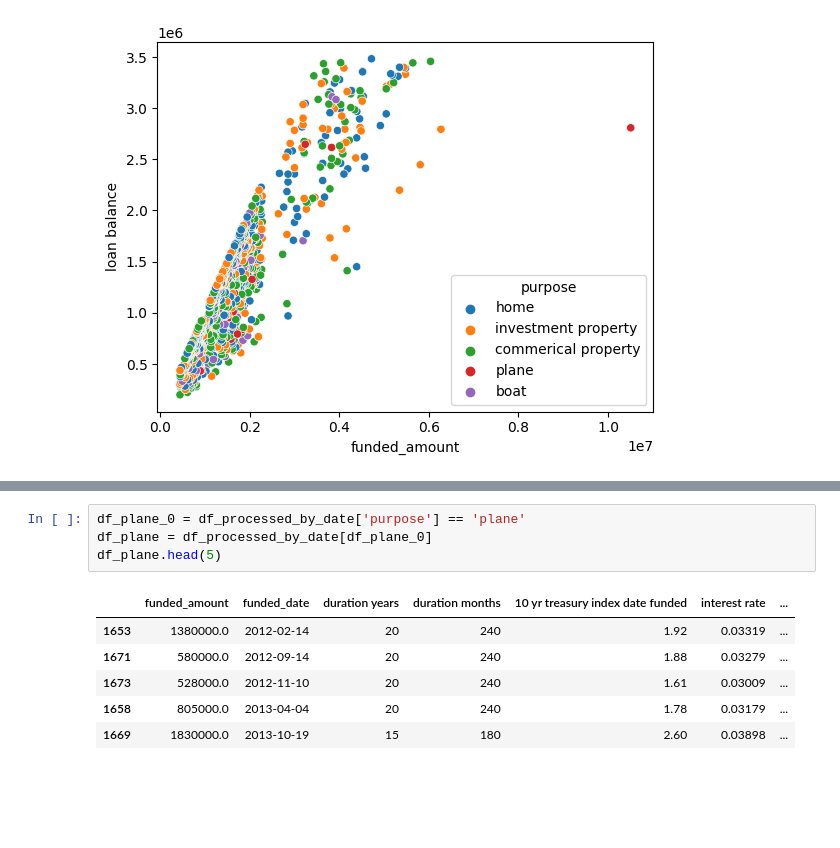
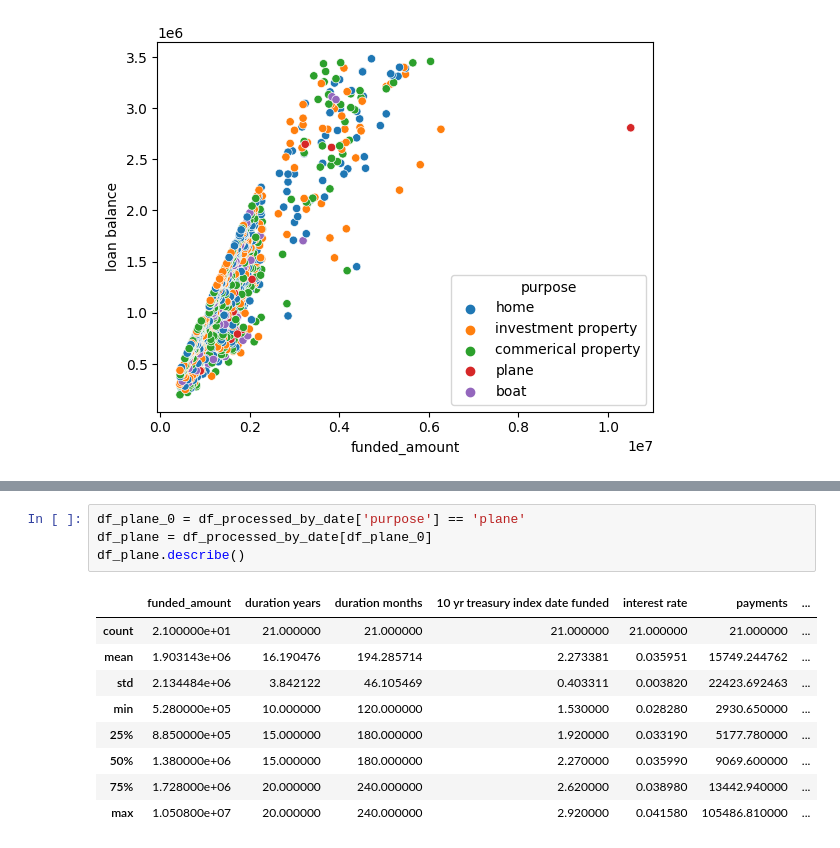
Before and after one commit to DurangoFon/DurangoFon-Luxury_loan_NY_repository, a Jupyter notebook: 04_luxury_loan_amount(purpose).ipynb, the cells around one changed output, grey strips where cells are left out. Saved outputs shown, nothing was run; the diff lists cells and outputs as text; blank space fills up the shorter version.

```diff
--- a/04_luxury_loan_amount(purpose).ipynb
+++ b/04_luxury_loan_amount(purpose).ipynb
@@ -101,11 +229,14 @@ sns.scatterplot(data = df_processed_by_date, x = 'funded_amount', y= 'loan balan
 # %%
 df_plane_0 = df_processed_by_date['purpose'] == 'plane'
 df_plane = df_processed_by_date[df_plane_0]
-df_plane.head(5)
+df_plane.describe()
 # %% [output]
-|  | funded_amount | funded_date | duration years | duration months | 10 yr treasury index date funded | interest rate | ... |
-| 1653 | 1380000.0 | 2012-02-14 | 20 | 240 | 1.92 | 0.03319 | ... |
-| 1671 | 580000.0 | 2012-09-14 | 20 | 240 | 1.88 | 0.03279 | ... |
-| 1673 | 528000.0 | 2012-11-10 | 20 | 240 | 1.61 | 0.03009 | ... |
-| 1658 | 805000.0 | 2013-04-04 | 20 | 240 | 1.78 | 0.03179 | ... |
-| 1669 | 1830000.0 | 2013-10-19 | 15 | 180 | 2.60 | 0.03898 | ... |
+|  | funded_amount | duration years | duration months | 10 yr treasury index date funded | interest rate | payments | ... |
+| count | 2.100000e+01 | 21.000000 | 21.000000 | 21.000000 | 21.000000 | 21.000000 | ... |
+| mean | 1.903143e+06 | 16.190476 | 194.285714 | 2.273381 | 0.035951 | 15749.244762 | ... |
+| std | 2.134484e+06 | 3.842122 | 46.105469 | 0.403311 | 0.003820 | 22423.692463 | ... |
+| min | 5.280000e+05 | 10.000000 | 120.000000 | 1.530000 | 0.028280 | 2930.650000 | ... |
+| 25% | 8.850000e+05 | 15.000000 | 180.000000 | 1.920000 | 0.033190 | 5177.780000 | ... |
+| 50% | 1.380000e+06 | 15.000000 | 180.000000 | 2.270000 | 0.035990 | 9069.600000 | ... |
+| 75% | 1.728000e+06 | 20.000000 | 240.000000 | 2.620000 | 0.038980 | 13442.940000 | ... |
+| max | 1.050800e+07 | 20.000000 | 240.000000 | 2.920000 | 0.041580 | 105486.810000 | ... |
```
Also changed, not shown: parts of 23 cells of this notebook, 1 other file.
